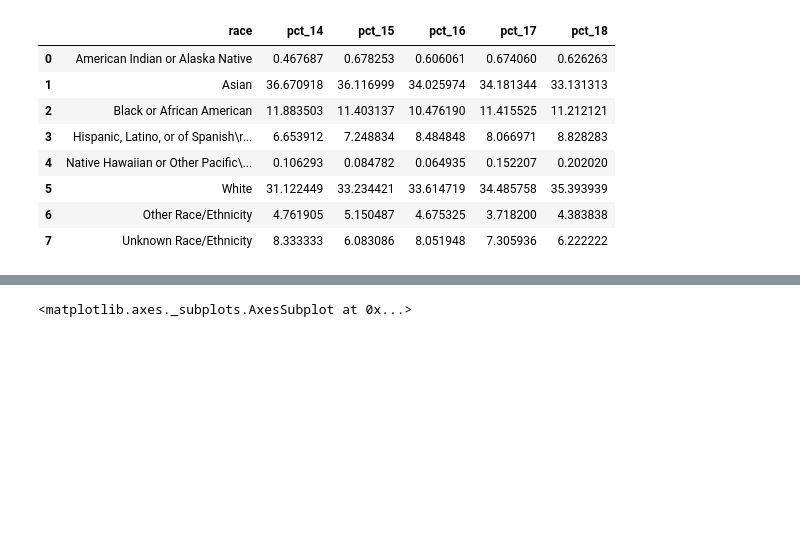
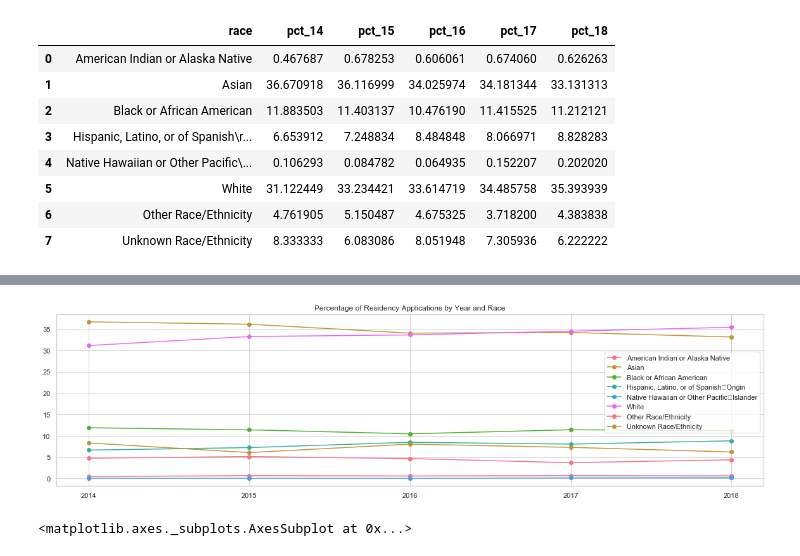
Before and after one commit to lliukrason2/analysis_projects, a Jupyter notebook: psychiatrists_diversity/residency_applicants_visualization.ipynb, the cells around one changed output, grey strips where cells are left out. Saved outputs shown, nothing was run; the diff lists cells and outputs as text; code cells hidden in the pictures; blank space fills up the shorter version.

Commit message:
adding psychiatry residency viz

```diff
--- a/psychiatrists_diversity/residency_applicants_visualization.ipynb
+++ b/psychiatrists_diversity/residency_applicants_visualization.ipynb
@@ -63,3 +134,12 @@ sns.catplot(kind='bar',row='race',data=df[['race','pct_14','pct_15','pct_16','pc
+# %%
+for c in df_race.columns[:-1]:
+    plt.plot('year', c, data=df_race,marker='o')
+    plt.legend(loc='upper right', bbox_to_anchor=(0.5, 0.3, 0.5, 0.5))
+    plt.xticks(df_race['year'].values)
+    plt.title('Percentage of Residency Applications by Year and Race')
+#save to pdf out of loop
+# %% [output]
+[figure, added]
 # %%
 df[['race','pct_14','pct_15','pct_16','pct_17','pct_18']][:-1].plot(kind='barh',x='race')
 # %% [output]
```
Also changed, not shown: parts of 20 cells of this notebook, 8 other files.
